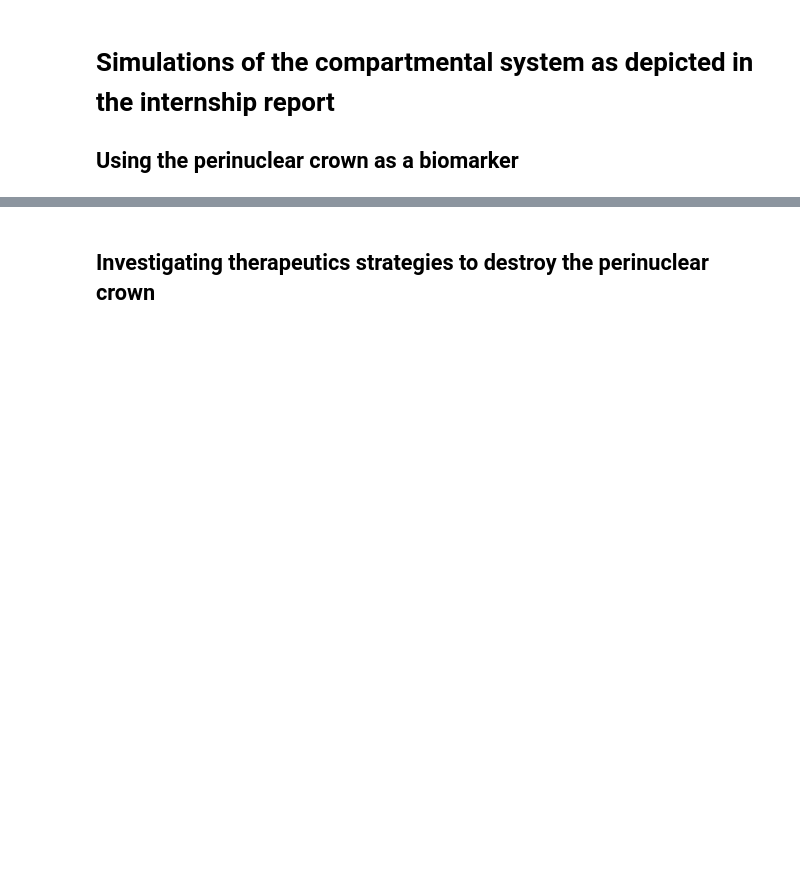
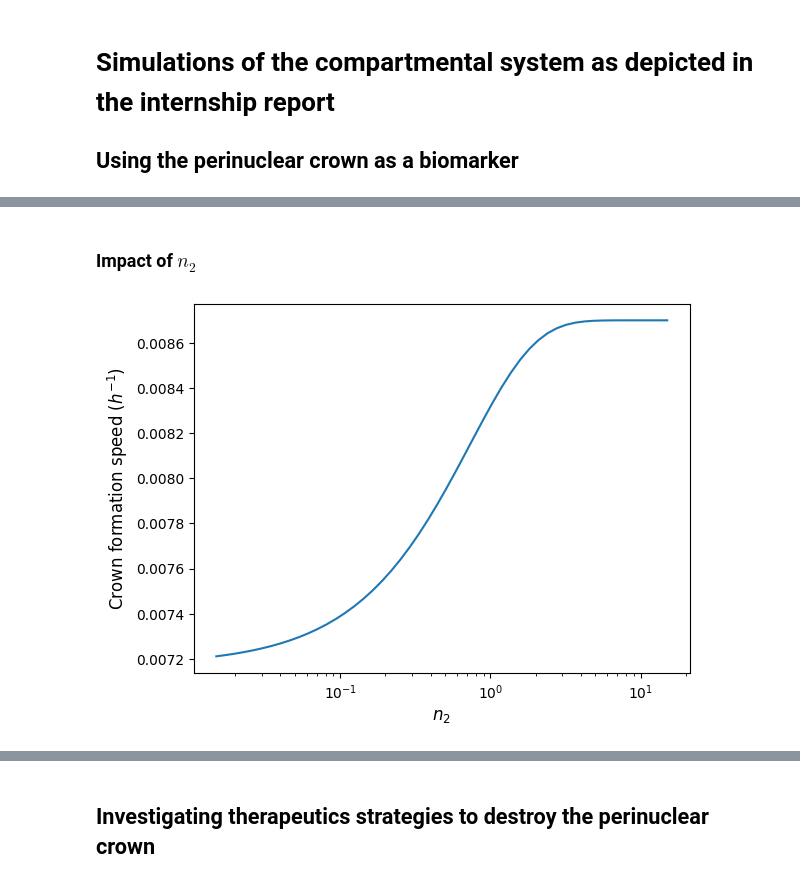
Before and after one commit to SimonBure/simulation-alzheimer, a Jupyter notebook: compartmental.ipynb, the cells around one changed output, grey strips where cells are left out. Drawn from its saved outputs; the diff is of its cells as text; code cells hidden in the pictures; blank space fills up the shorter version.

```diff
--- a/compartmental.ipynb
+++ b/compartmental.ipynb
@@ -44,0 +144,23 @@ a_sim.plot_all_compartments()
+# %% [markdown]
+### Impact of $n_2$
+# %%
+n2_array = n2 * np.logspace(-3, 0, 50)
+
+crown_formation_speeds = np.zeros(n2_array.shape)
+
+for index, n2_new in enumerate(n2_array):
+    sim = Simulation(duration_kinetic, time_step)
+
+    coefs_migration_cytoplasm_to_crown = a2, b2, n2_new, e2
+
+    initialize_simulation(sim)
+
+    sim.simulate()
+
+    crown_formation_speeds[index] = sim.crown_formation_speed[-1]
+
+coefs_migration_cytoplasm_to_crown = a2, b2, n2, e2
+
+plot_crown_formation_speed_along_rate(crown_formation_speeds, n2_array, "$n_2$")
+# %% [output]
+[figure, added]
```
Also changed, not shown: parts of 28 cells of this notebook, 3 other files.
